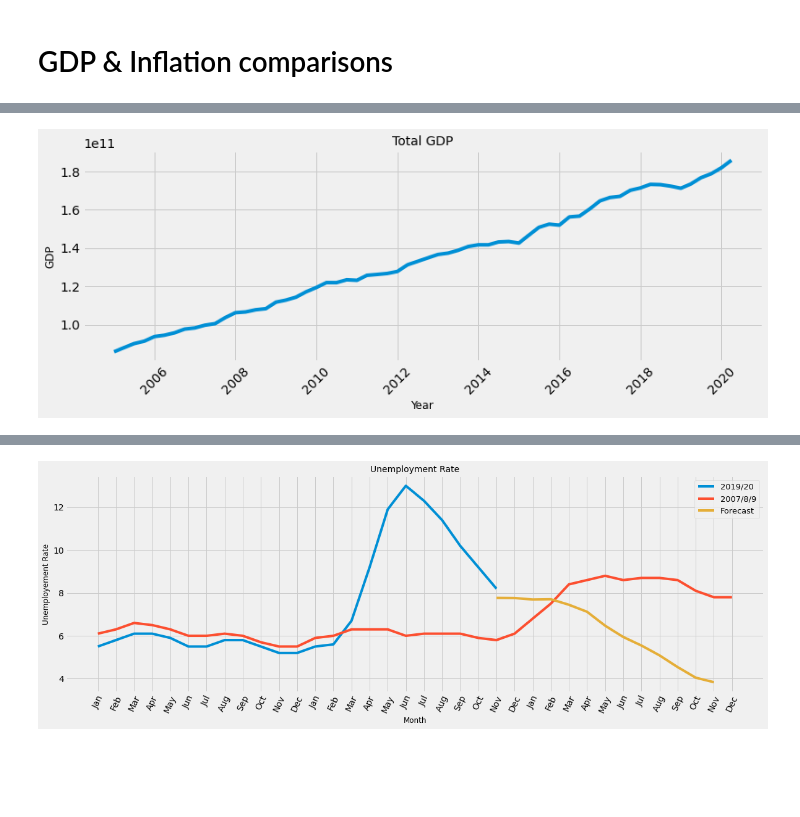
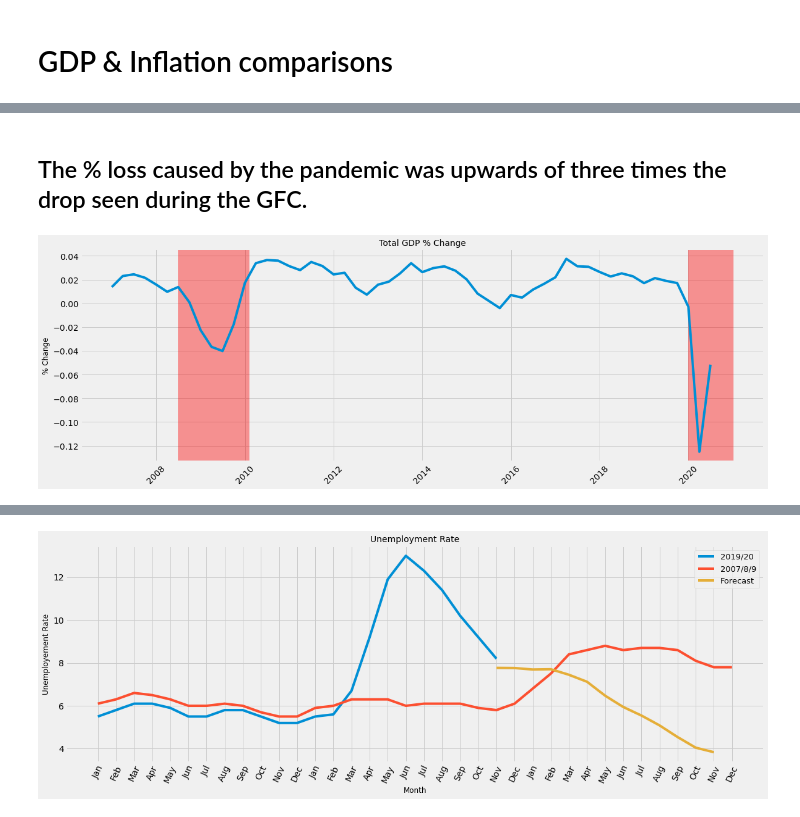
Before and after one commit to dataseal-team-6/sasha_working, a Jupyter notebook: presentation.ipynb, the cells around one changed output, grey strips where cells are left out. Cells and saved outputs as stored; diff of their text form; code cells hidden in the pictures; blank space fills up the shorter version.

```diff
--- a/presentation.ipynb
+++ b/presentation.ipynb
@@ -98,0 +78,10 @@ tgdp.head()
+# %%
+# GDP data from FRED
+tgdp = pd.read_csv('data/tot_gdp.csv')
+tgdp['DATE'] = pd.to_datetime(tgdp['DATE'])
+tgdp.columns = ['DATE', 'GDP']
+tgdp['pct'] = tgdp['GDP'].pct_change(4)
+tgdp.index = tgdp.DATE
+tgdp = tgdp.drop('DATE', axis=1)
+
+tgdp.tail()
@@ -213,10 +239,13 @@ Ttest_indResult(statistic=4.82597270109764, pvalue=9.04905188727354e-05)
+# %% [markdown]
+## The % loss caused by the pandemic was upwards of three times the drop seen during the GFC.
 # %%
-fig, ax = plt.subplots(nrows=1, sharey=False, figsize = (12,4))
-ax.plot(tgdp['DATE'],tgdp['GDP'], label = 'GDP')
-plt.title('Total GDP', fontsize = 14)
-plt.xlabel('Year', fontsize = 12)
-plt.ylabel('GDP', fontsize = 12)
+fig, ax = plt.subplots(nrows=1, sharey=False, figsize = (18,6))
+ax.plot(tgdp['2007':]['pct'], label = 'GDP')
+plt.title('Total GDP % Change', fontsize = 14)
+plt.ylabel('% Change', fontsize = 12)
 plt.xticks(rotation=45)
+ax.axvspan('2008-07', '2010-02', color='red', alpha=0.4)
+ax.axvspan('2020', '2021', color='red', alpha=0.4)
 plt.show()
 # %% [output]
-[figure, old version]
+[figure, new version]
```
Also changed, not shown: parts of 25 cells of this notebook.
